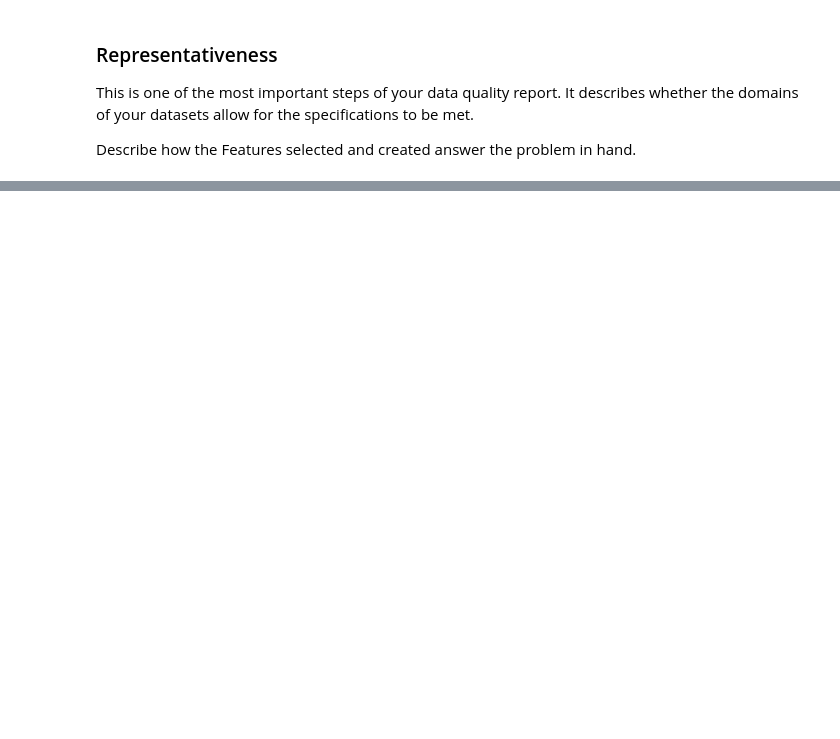
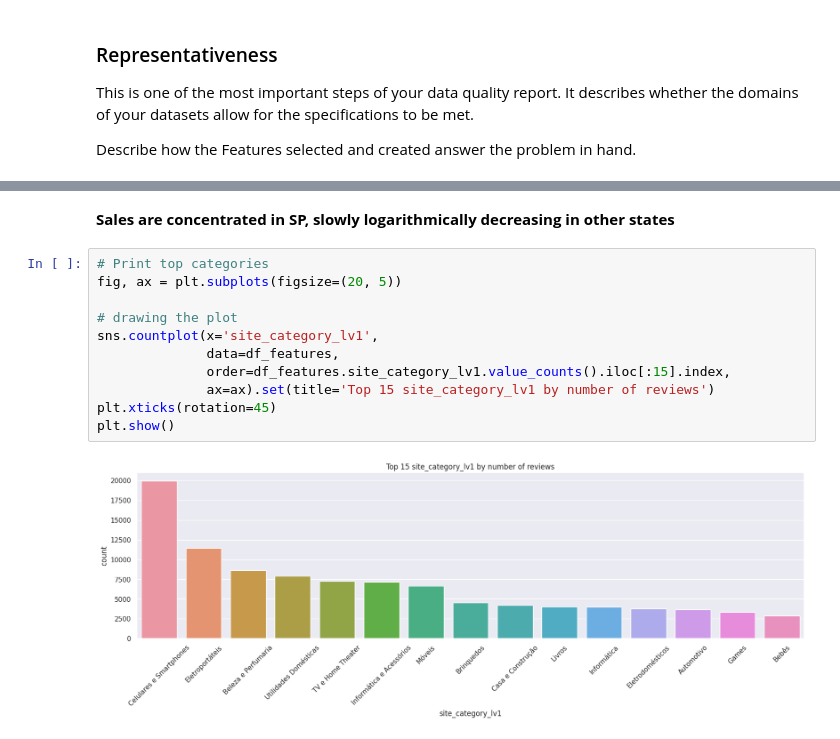
Before and after one commit to gabrielhazeredo/nlp-test-neoway, a Jupyter notebook: analysis/notebooks/data_analysis.ipynb, the cells around one changed output, grey strips where cells are left out. Drawn from its saved outputs; the diff is of its cells as text; blank space fills up the shorter version.

```diff
--- a/analysis/notebooks/data_analysis.ipynb
+++ b/analysis/notebooks/data_analysis.ipynb
@@ -72,0 +165,15 @@ Note that such coverage analysis can be applied for every feature. It is good pr
+# %% [markdown]
+**Sales are concentrated in SP, slowly logarithmically decreasing in other states**
+# %%
+# Print top categories
+fig, ax = plt.subplots(figsize=(20, 5))
+
+# drawing the plot
+sns.countplot(x='site_category_lv1',
+              data=df_features,
+              order=df_features.site_category_lv1.value_counts().iloc[:15].index,
+              ax=ax).set(title='Top 15 site_category_lv1 by number of reviews')
+plt.xticks(rotation=45)
+plt.show()
+# %% [output]
+[figure, added]
```
Also changed, not shown: parts of 38 cells of this notebook, 1 other file.
